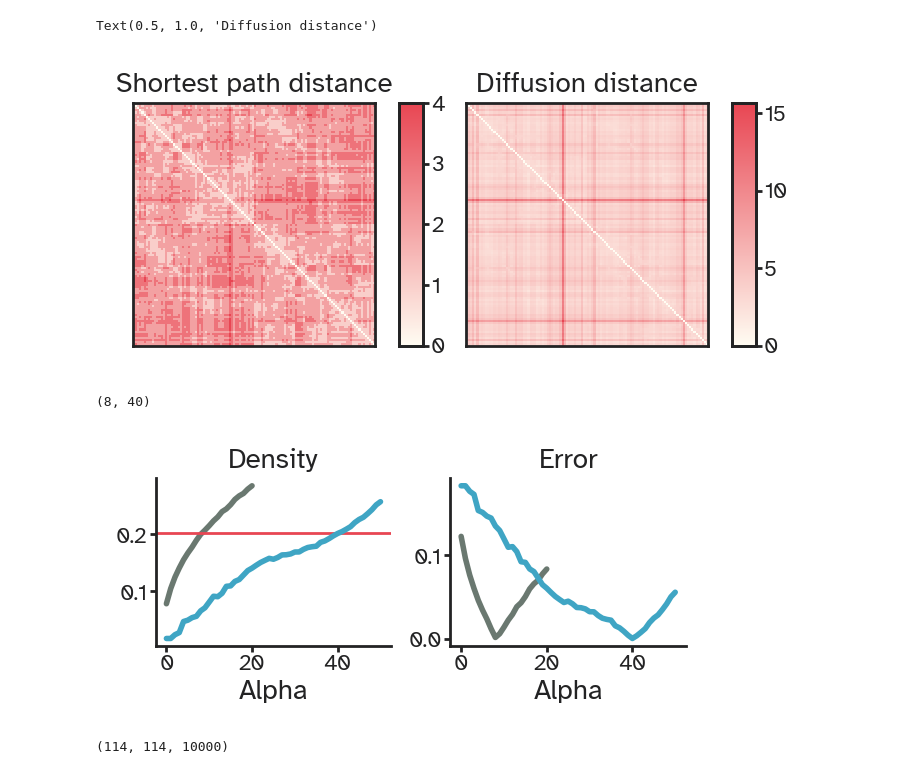
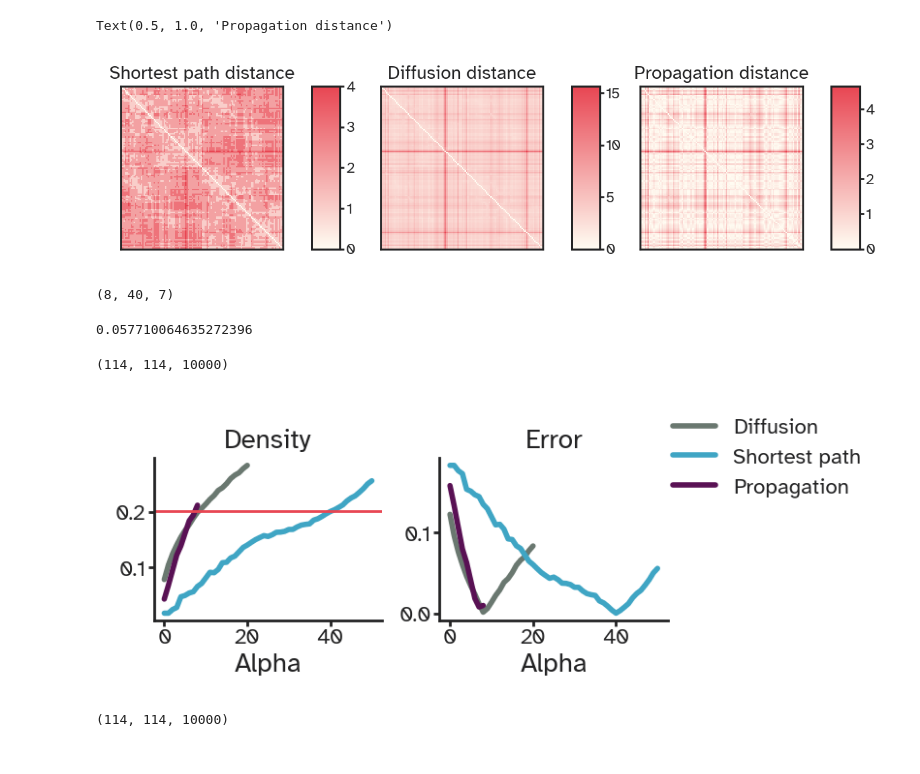
Before and after one commit to kuffmode/Optimal_networks, a Jupyter notebook: generative_analysis.ipynb, the cells around one changed output. Saved outputs shown, nothing was run; the diff lists cells and outputs as text; code cells hidden in the pictures.

Commit message:
with propagation distance

```diff
--- a/generative_analysis.ipynb
+++ b/generative_analysis.ipynb
@@ -34,16 +34,21 @@ connectivity = consensus_mat["LauConsensus"]["Matrices"][res_parcellation][0].as
 coordinates = consensus_mat["LauConsensus"]["Matrices"][res_parcellation][3]
 euclidean_dis = squareform(pdist(coordinates, metric='euclidean'))
 # %%
-fig, axes = plt.subplot_mosaic([["A", "B"]],
-                               figsize=(viz.cm_to_inch((10,4))),
+fig, axes = plt.subplot_mosaic([["A", "B", "C"]],
+                               figsize=(viz.cm_to_inch((18,4))),
                                dpi=200)
 viz.plot_matrix(gen.shortest_path_distance(connectivity, coordinates),
                 cbar=True,sns_kwargs=sns_kwargs,axis=axes["A"])
 viz.plot_matrix(gen.resistance_distance(connectivity, coordinates),
                 cbar=True, sns_kwargs=sns_kwargs, axis=axes["B"])
+viz.plot_matrix(gen.propagation_distance(connectivity),
+                cbar=True,
+                sns_kwargs=sns_kwargs, axis=axes["C"])
 axes["A"].set_title("Shortest path distance")
 axes["B"].set_title("Diffusion distance")
+axes["C"].set_title("Propagation distance")
+
 #plt.savefig("figures/res1_rd_vs_sp_heatmaps.pdf",dpi=600,bbox_inches='tight');
 # %% [output]
-Text(0.5, 1.0, 'Diffusion distance')
+Text(0.5, 1.0, 'Propagation distance')
-[figure, old version]
+[figure, new version]
@@ -53,6 +99,23 @@ rd_scores = np.load("simulations/rd_10k_res1_scores.npy")
 sp_densities = np.load("simulations/sp_30k_res1_densities.npy")
 sp_scores = np.load("simulations/sp_30k_res1_scores.npy")
 # %%
-np.argmin(rd_scores), np.argmin(sp_scores)
+np.argmin(rd_scores), np.argmin(sp_scores), np.argmin(pd_scores)
 # %% [output]
-(8, 40)
+(8, 40, 7)
+# %%
+alpha = np.full(n_iterations, 7)
+histories[...,7] = gen.simulate_network_evolution(
+    coordinates=coordinates,
+    n_iterations=n_iterations,
+    alpha=alpha,
+    beta=np.full(n_iterations, 1),
+    noise=noise,
+    distance_fn=gen.propagation_distance,
+    connectivity_penalty=penalty,
+    n_jobs=-1,
+    random_seed=11,
+    batch_size=batch_size,
+)
+density_distance(connectivity, histories[:,:,-1,7])
+# %% [output]
+0.057710064635272396
@@ -59,24 +124,30 @@ np.argmin(rd_scores), np.argmin(sp_scores)
+# %%
+best_pd.shape
+# %% [output]
+(114, 114, 10000)
 # %%
 fig, axes = plt.subplot_mosaic([["A", "B"]],
                                figsize=(viz.cm_to_inch((8,4))),
                                dpi=200,sharex=True)
-axes["A"].plot(rd_densities,lw=2)
+axes["A"].plot(rd_densities,lw=2,label="Diffusion")
+axes["A"].plot(sp_densities,lw=2,color=viz_colors["colds"]["LAKE_BLUE"],label="Shortest path")
+axes["A"].plot(pd_densities,lw=2,color=viz_colors["purples"]["PURPLER"],label="Propagation")
 axes["A"].axhline(check_density(connectivity),color=viz_colors["warms"]["LECKER_RED"])
+
 axes["B"].plot(rd_scores,lw=2)
-
-axes["A"].plot(sp_densities,lw=2,color=viz_colors["colds"]["LAKE_BLUE"])
-
+axes["B"].plot(pd_scores,lw=2,color=viz_colors["purples"]["PURPLER"])
 axes["B"].plot(sp_scores,lw=2,color=viz_colors["colds"]["LAKE_BLUE"])
 
 axes["A"].set_title("Density")
 axes["B"].set_title("Error")
 axes["A"].set_xlabel("Alpha")
 axes["B"].set_xlabel("Alpha")
+fig.legend(bbox_to_anchor=(1.3,1),frameon=False)
 fig.tight_layout(w_pad=0.1)
 sns.despine()
-#plt.savefig("figures/res1_rd_vs_sp.pdf",dpi=600,bbox_inches='tight');
+#plt.savefig("figures/res1_rd_vs_sp_vs_pd.pdf",dpi=600,bbox_inches='tight');
 # %% [output]
-[figure, old version]
+[figure, new version]
 # %%
 with h5py.File("simulations/rd_10k_res1_matrices.h5", "r") as f:
     best_rd = f["data"][:,:,:,np.argmin(rd_scores)]
```
Also changed, not shown: parts of 18 cells of this notebook, 3 other files.
